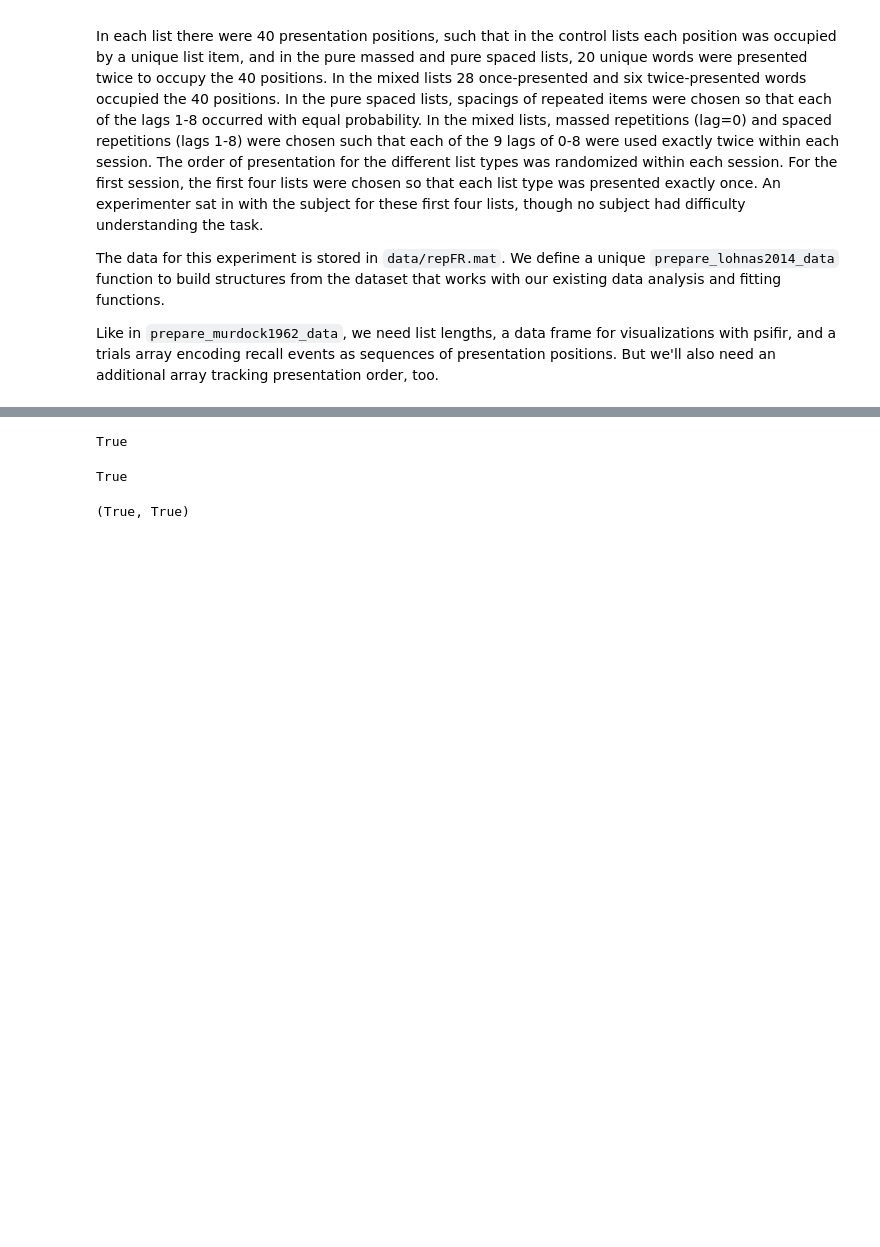
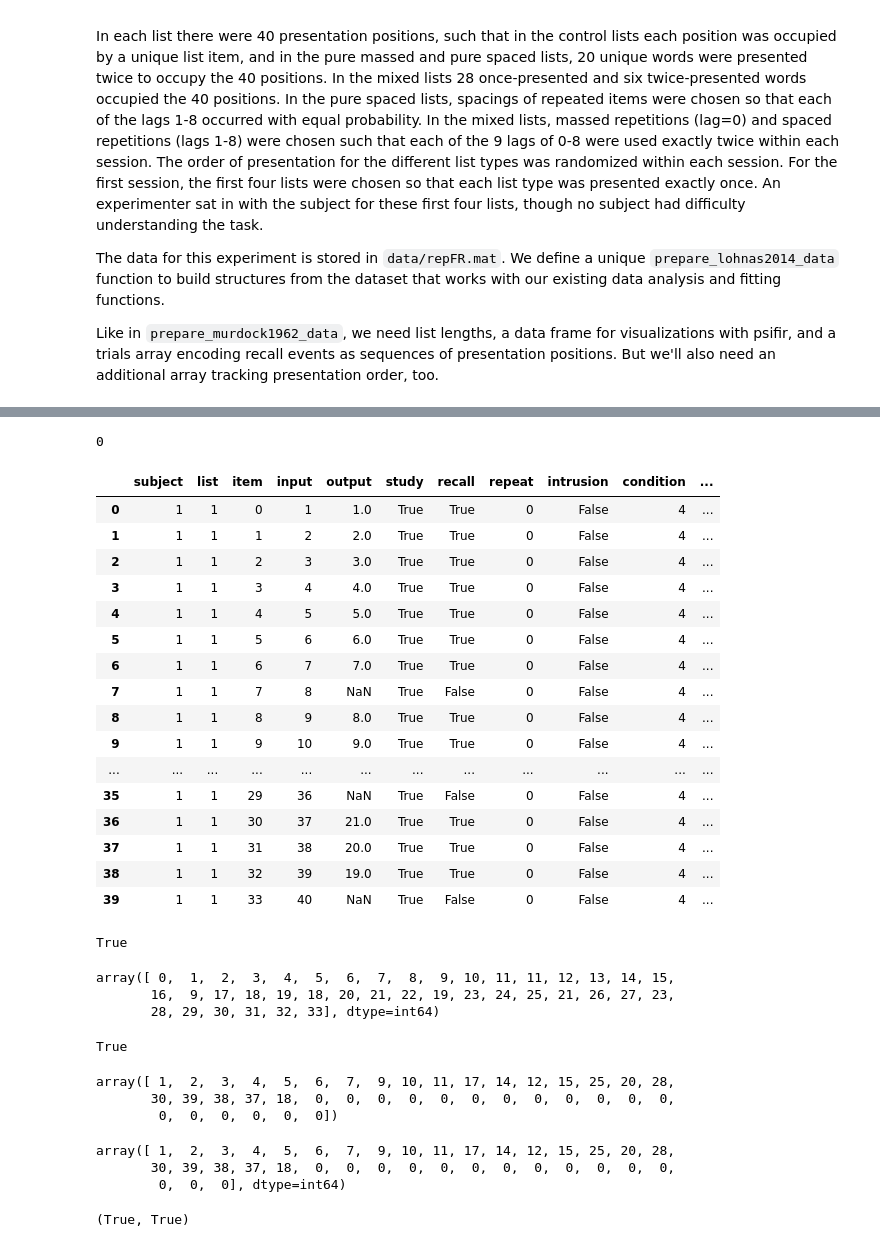
Before and after one commit to githubpsyche/compmemlearn, a Jupyter notebook: library/datasets/Lohnas2014.ipynb, the cells around one changed output, grey strips where cells are left out. Cells and saved outputs as stored; diff of their text form; code cells hidden in the pictures; blank space fills up the shorter version.

```diff
--- a/library/datasets/Lohnas2014.ipynb
+++ b/library/datasets/Lohnas2014.ipynb
@@ -25,5 +20,10 @@ from psifr import fr
 # %%
 # export
+
+import scipy.io as sio
+import numpy as np
+import pandas as pd
+from psifr import fr
 
 def prepare_lohnas2014_data(path):
     """
@@ -77,18 +77,18 @@ def prepare_lohnas2014_data(path):
         # add study events
         for presentation_index, presentation_event in enumerate(presentation):
             data += [[subjects[trial_index],
-                      list_index, 'study', presentation_index+1, presentation_event,  list_types[trial_index]
+                      list_index, 'study', presentation_index+1, presentation_event, list_types[trial_index], presentation_index+1
                      ]]
 
         # add recall events
         for recall_index, recall_event in enumerate(trial):
             if recall_event != 0:
                 data += [[subjects[trial_index], list_index,
-                          'recall', recall_index+1, recall_event, list_types[trial_index]
+                          'recall', recall_index+1, presentation[recall_event-1], list_types[trial_index], recall_event
                          ]]
 
     data = pd.DataFrame(data, columns=[
-        'subject', 'list', 'trial_type', 'position', 'item', 'condition'])
-    merged = fr.merge_free_recall(data, list_keys=['condition'])
+        'subject', 'list', 'trial_type', 'position', 'item', 'condition', 'first_input'])
+    merged = fr.merge_free_recall(data, list_keys=['condition', 'first_input'])
 
     return trials, merged, list_length, presentations, list_types, data, subjects
@@ -107,9 +107,39 @@ events.head()
+# %%
+np.sum(events.intrusion)
+# %% [output]
+0
+# %%
+events.loc[(events.subject==1) & (events.list==1)]
+# %% [output]
+|  | subject | list | item | input | output | study | recall | repeat | intrusion | condition | ... |
+| 0 | 1 | 1 | 0 | 1 | 1.0 | True | True | 0 | False | 4 | ... |
+| 1 | 1 | 1 | 1 | 2 | 2.0 | True | True | 0 | False | 4 | ... |
+| 2 | 1 | 1 | 2 | 3 | 3.0 | True | True | 0 | False | 4 | ... |
+| 3 | 1 | 1 | 3 | 4 | 4.0 | True | True | 0 | False | 4 | ... |
+| 4 | 1 | 1 | 4 | 5 | 5.0 | True | True | 0 | False | 4 | ... |
+| 5 | 1 | 1 | 5 | 6 | 6.0 | True | True | 0 | False | 4 | ... |
+| 6 | 1 | 1 | 6 | 7 | 7.0 | True | True | 0 | False | 4 | ... |
+| 7 | 1 | 1 | 7 | 8 | NaN | True | False | 0 | False | 4 | ... |
+| 8 | 1 | 1 | 8 | 9 | 8.0 | True | True | 0 | False | 4 | ... |
+| 9 | 1 | 1 | 9 | 10 | 9.0 | True | True | 0 | False | 4 | ... |
+| ... | ... | ... | ... | ... | ... | ... | ... | ... | ... | ... | ... |
+| 35 | 1 | 1 | 29 | 36 | NaN | True | False | 0 | False | 4 | ... |
+| 36 | 1 | 1 | 30 | 37 | 21.0 | True | True | 0 | False | 4 | ... |
+| 37 | 1 | 1 | 31 | 38 | 20.0 | True | True | 0 | False | 4 | ... |
+| 38 | 1 | 1 | 32 | 39 | 19.0 | True | True | 0 | False | 4 | ... |
+| 39 | 1 | 1 | 33 | 40 | NaN | True | False | 0 | False | 4 | ... |
 # %%
 presentations_df = events.query('condition==4').pivot_table(index=['subject', 'list'], columns='input', values='item')
 alt_presentations = presentations_df.to_numpy(na_value=0).astype('int64')
 np.all(presentations[list_types==4]==alt_presentations)
 # %% [output]
 True
+# %%
+alt_presentations[0]
+# %% [output]
+array([ 0,  1,  2,  3,  4,  5,  6,  7,  8,  9, 10, 11, 11, 12, 13, 14, 15,
+       16,  9, 17, 18, 19, 18, 20, 21, 22, 19, 23, 24, 25, 21, 26, 27, 23,
+       28, 29, 30, 31, 32, 33], dtype=int64)
 # %%
 trial_details = events.pivot_table(index=['subject', 'list'], dropna=False)
 trial_filter = trial_details.eval("condition == 4")
@@ -120,6 +150,18 @@ alt_trials = trials_df.to_numpy(na_value=0).astype('int64')
 np.all(trials[list_types==4][:, :37]==alt_trials)
 # %% [output]
 True
+# %%
+trials[0]
+# %% [output]
+array([ 1,  2,  3,  4,  5,  6,  7,  9, 10, 11, 17, 14, 12, 15, 25, 20, 28,
+       30, 39, 38, 37, 18,  0,  0,  0,  0,  0,  0,  0,  0,  0,  0,  0,  0,
+        0,  0,  0,  0,  0,  0])
+# %%
+alt_trials[0]
+# %% [output]
+array([ 1,  2,  3,  4,  5,  6,  7,  9, 10, 11, 17, 14, 12, 15, 25, 20, 28,
+       30, 39, 38, 37, 18,  0,  0,  0,  0,  0,  0,  0,  0,  0,  0,  0,  0,
+        0,  0,  0], dtype=int64)
 # %%
 from compmemlearn.datasets import events_metadata
 
```
Also changed, not shown: parts of 4 cells of this notebook, 14 other files.
